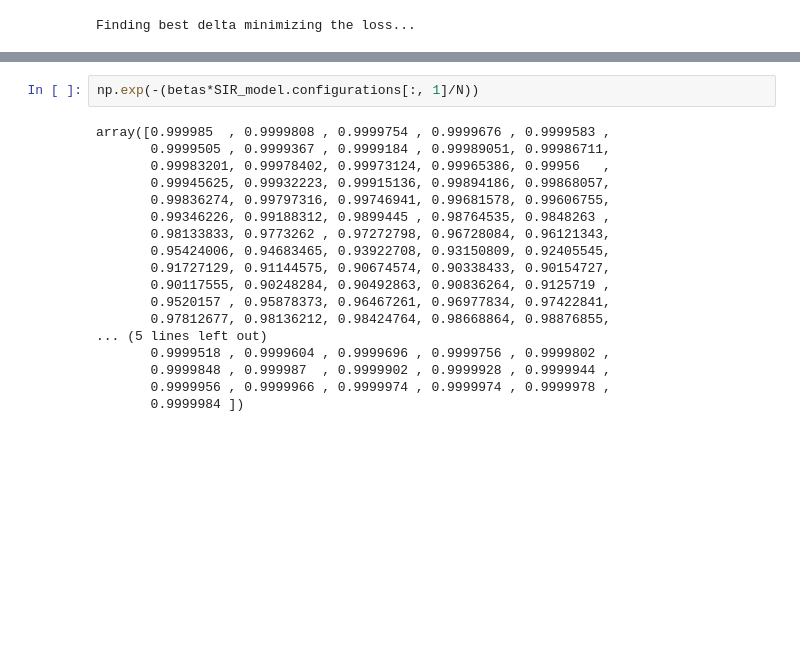
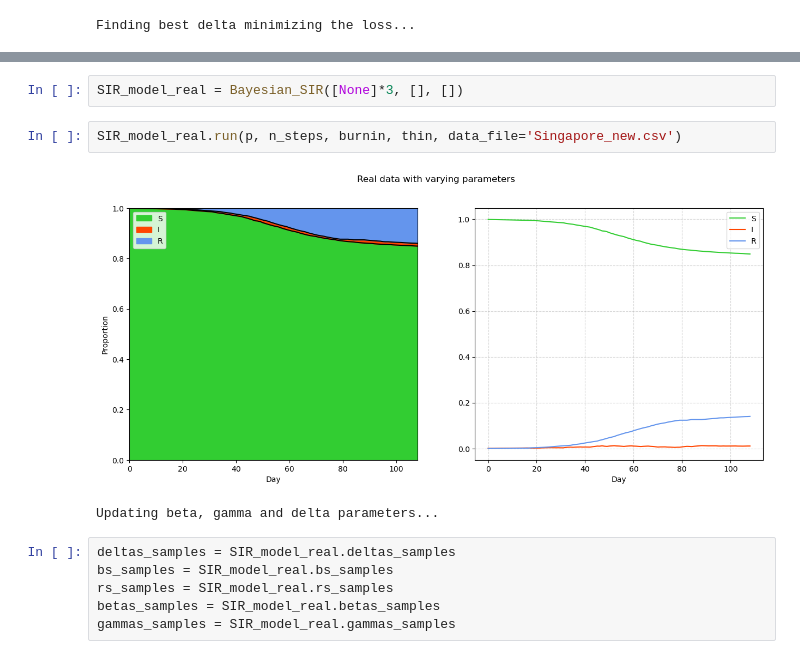
Before and after one commit to s1m0n32001/BayesianSIR, a Jupyter notebook: final.ipynb, the cells around one changed output, grey strips where cells are left out. Saved outputs shown, nothing was run; the diff lists cells and outputs as text; blank space fills up the shorter version.

Commit message:
Update class with real data

```diff
--- a/final.ipynb
+++ b/final.ipynb
@@ -76,20 +76,13 @@ SIR_model.MI(delta_final, np.array(([1]+[0]*24)*4))
-# %%
-np.exp(-(betas*SIR_model.configurations[:, 1]/N))
-# %% [output]
-array([0.999985  , 0.9999808 , 0.9999754 , 0.9999676 , 0.9999583 ,
-       0.9999505 , 0.9999367 , 0.9999184 , 0.99989051, 0.99986711,
-       0.99983201, 0.99978402, 0.99973124, 0.99965386, 0.99956   ,
-       0.99945625, 0.99932223, 0.99915136, 0.99894186, 0.99868057,
-       0.99836274, 0.99797316, 0.99746941, 0.99681578, 0.99606755,
-       0.99346226, 0.99188312, 0.9899445 , 0.98764535, 0.9848263 ,
-       0.98133833, 0.9773262 , 0.97272798, 0.96728084, 0.96121343,
-       0.95424006, 0.94683465, 0.93922708, 0.93150809, 0.92405545,
-       0.91727129, 0.91144575, 0.90674574, 0.90338433, 0.90154727,
-       0.90117555, 0.90248284, 0.90492863, 0.90836264, 0.9125719 ,
-       0.9520157 , 0.95878373, 0.96467261, 0.96977834, 0.97422841,
-       0.97812677, 0.98136212, 0.98424764, 0.98668864, 0.98876855,
-... (5 lines left out)
-       0.9999518 , 0.9999604 , 0.9999696 , 0.9999756 , 0.9999802 ,
-       0.9999848 , 0.999987  , 0.9999902 , 0.9999928 , 0.9999944 ,
-       0.9999956 , 0.9999966 , 0.9999974 , 0.9999974 , 0.9999978 ,
-       0.9999984 ])
+# %%
+SIR_model_real = Bayesian_SIR([None]*3, [], [])
+# %%
+SIR_model_real.run(p, n_steps, burnin, thin, data_file='Singapore_new.csv')
+# %% [output]
+[figure, added]
+Updating beta, gamma and delta parameters...
+# %%
+deltas_samples = SIR_model_real.deltas_samples
+bs_samples = SIR_model_real.bs_samples
+rs_samples = SIR_model_real.rs_samples
+betas_samples = SIR_model_real.betas_samples
+gammas_samples = SIR_model_real.gammas_samples
```
Also changed, not shown: parts of 9 cells of this notebook, 2 other files.
